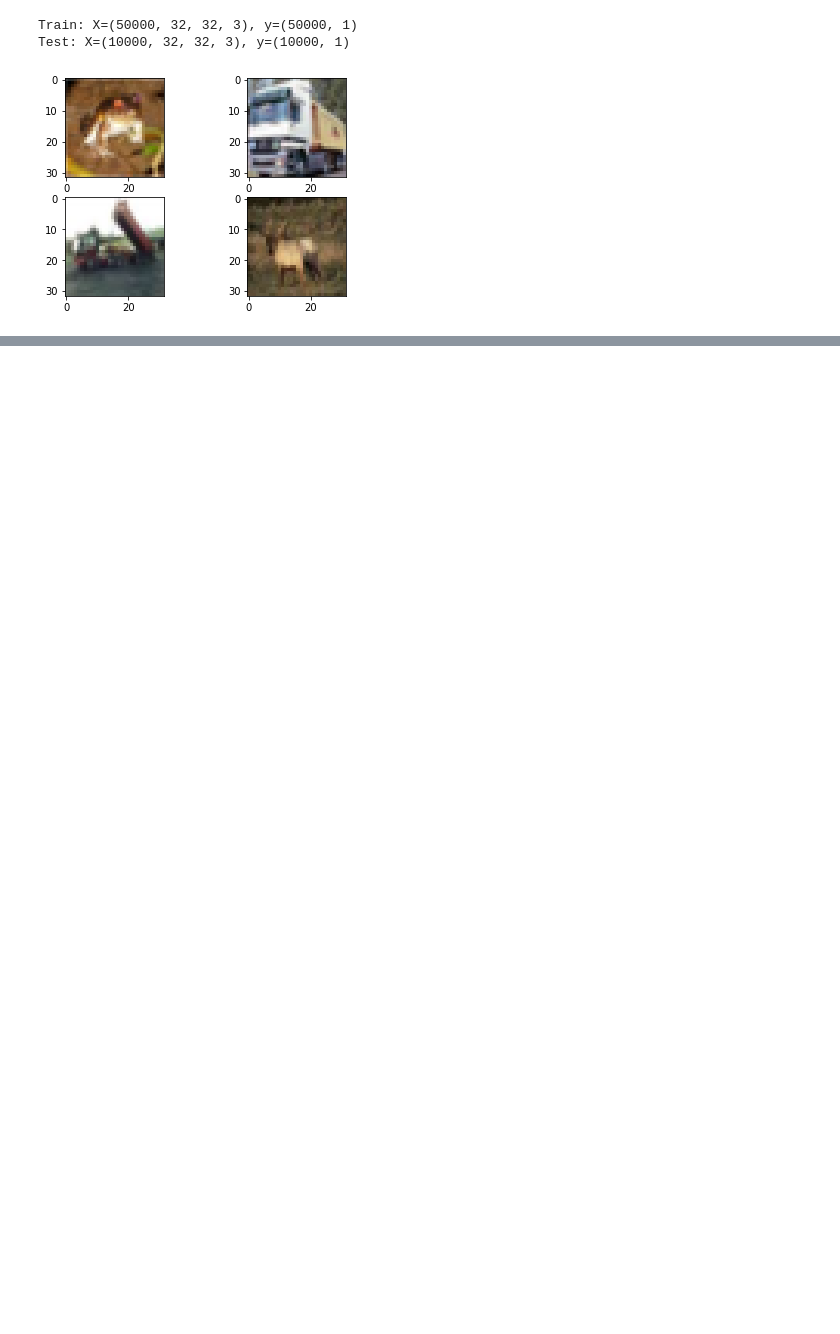
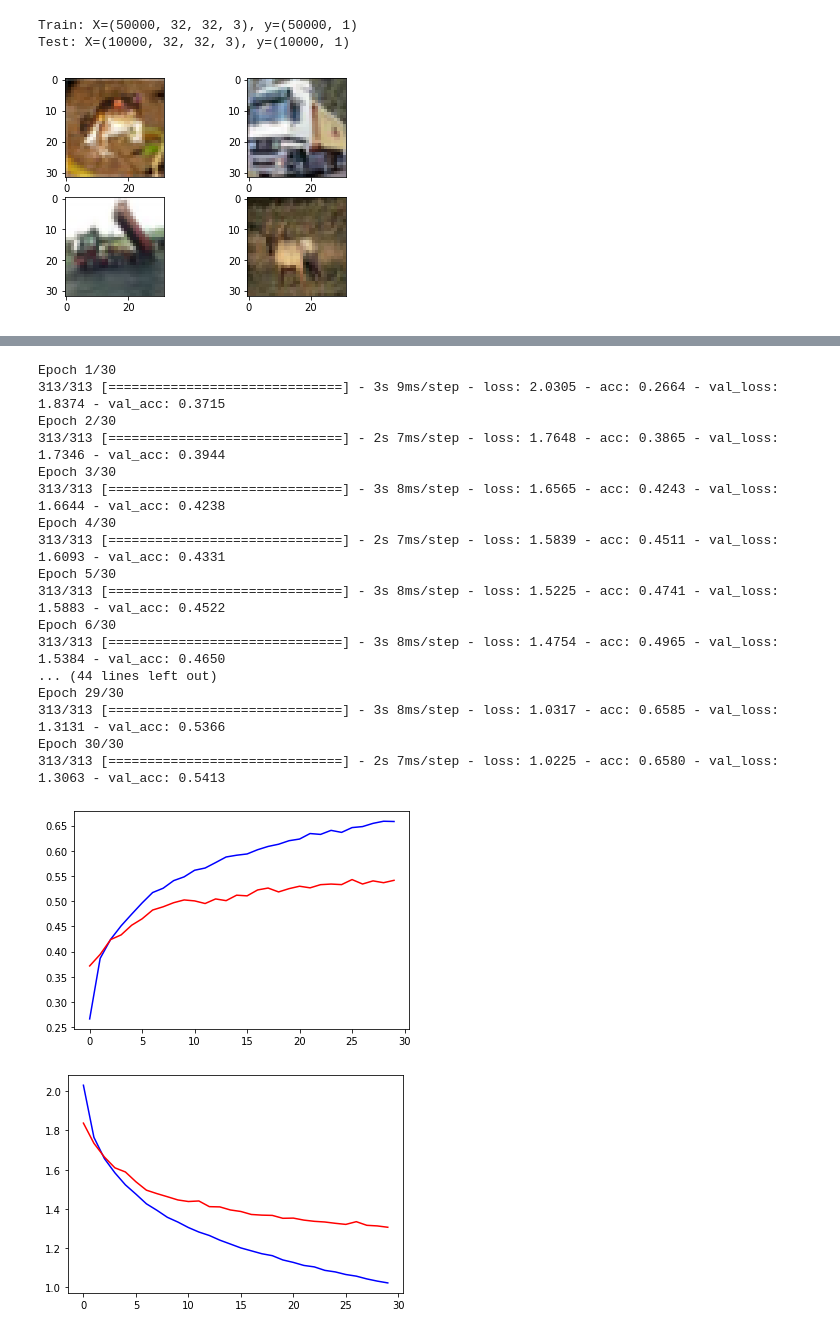
Before and after one commit to zahrasalarian/Artificial-Intelligence-in-Medicine-Projects, a Jupyter notebook: p2/main.ipynb, the cells around one changed output, grey strips where cells are left out. Saved outputs shown, nothing was run; the diff lists cells and outputs as text; code cells hidden in the pictures; blank space fills up the shorter version.

```diff
--- a/p2/main.ipynb
+++ b/p2/main.ipynb
@@ -37,0 +148,23 @@ test_Y = to_categorical(test_y)
+# %%
+history = choose_hyperparams(1000, 'relu')
+draw_acc_loss_plt(history)
+# %% [output]
+Epoch 1/30
+313/313 [==============================] - 3s 9ms/step - loss: 2.0305 - acc: 0.2664 - val_loss: 1.8374 - val_acc: 0.3715
+Epoch 2/30
+313/313 [==============================] - 2s 7ms/step - loss: 1.7648 - acc: 0.3865 - val_loss: 1.7346 - val_acc: 0.3944
+Epoch 3/30
+313/313 [==============================] - 3s 8ms/step - loss: 1.6565 - acc: 0.4243 - val_loss: 1.6644 - val_acc: 0.4238
+Epoch 4/30
+313/313 [==============================] - 2s 7ms/step - loss: 1.5839 - acc: 0.4511 - val_loss: 1.6093 - val_acc: 0.4331
+Epoch 5/30
+313/313 [==============================] - 3s 8ms/step - loss: 1.5225 - acc: 0.4741 - val_loss: 1.5883 - val_acc: 0.4522
+Epoch 6/30
+313/313 [==============================] - 3s 8ms/step - loss: 1.4754 - acc: 0.4965 - val_loss: 1.5384 - val_acc: 0.4650
+... (44 lines left out)
+Epoch 29/30
+313/313 [==============================] - 3s 8ms/step - loss: 1.0317 - acc: 0.6585 - val_loss: 1.3131 - val_acc: 0.5366
+Epoch 30/30
+313/313 [==============================] - 2s 7ms/step - loss: 1.0225 - acc: 0.6580 - val_loss: 1.3063 - val_acc: 0.5413
+[figure, added]
+[figure, added]
```
Also changed, not shown: parts of 37 cells of this notebook.
